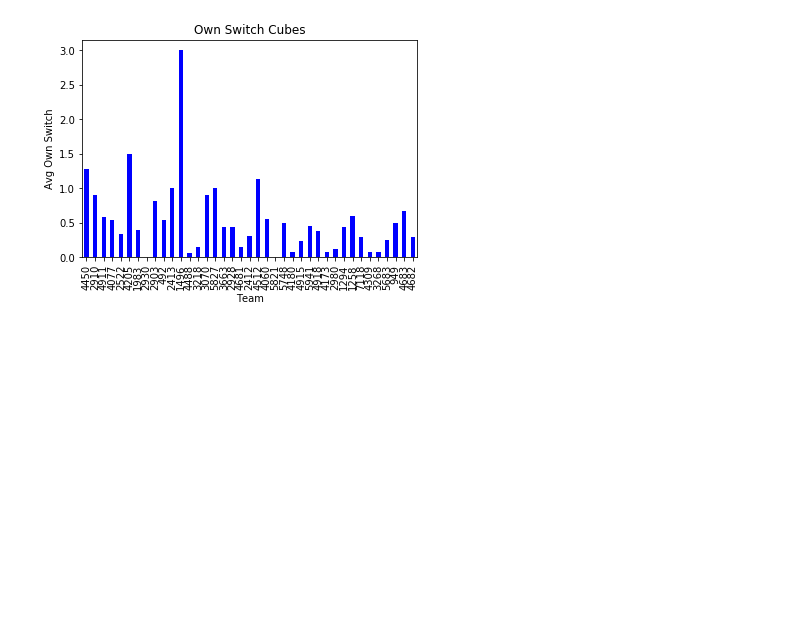
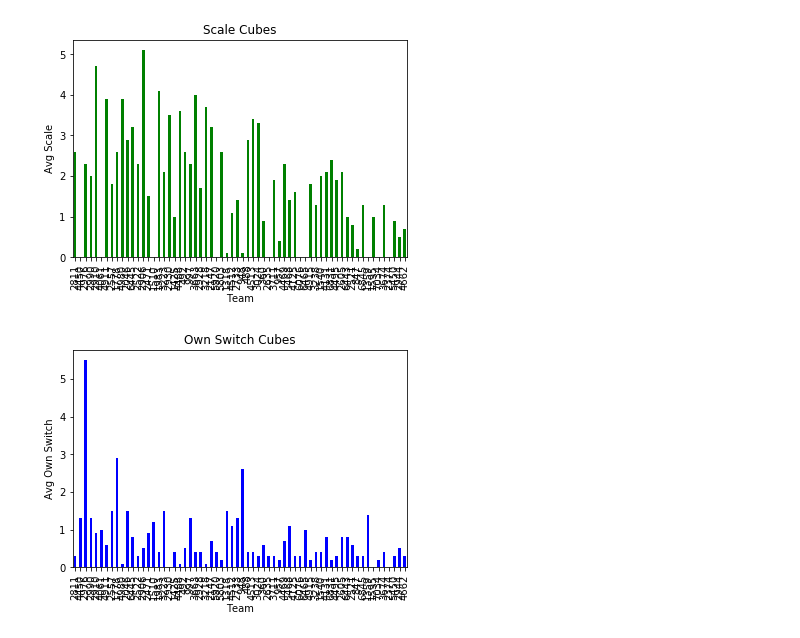
Before and after one commit to loqoman/4915DataProcessing, a Jupyter notebook: Scouting_GP.ipynb, the cells around one changed output. Drawn from its saved outputs; the diff is of its cells as text; code cells hidden in the pictures; blank space fills up the shorter version.

```diff
--- a/Scouting_GP.ipynb
+++ b/Scouting_GP.ipynb
@@ -56,11 +105,13 @@ AttributeError: 'AxesSubplot' object has no attribute 'set_size_inches'
 # %%
-plot2 = data['# cubes on scale:'].plot(kind='bar', stacked=True, title='Scale Cubes', color='green')
+plot2 = data['Scale Cubes'].plot(kind='bar', stacked=True, title='Scale Cubes', color='green')
 plot2.set_xlabel('Team')
 plot2.set_ylabel('Avg Scale');
+# %% [output]
+[figure, added]
 # %%
-plot3 = data['# cubes on our switch:'].plot(kind='bar', stacked=True, title='Own Switch Cubes', color='blue')
+plot3 = data['Switch Cubes'].plot(kind='bar', stacked=True, title='Own Switch Cubes', color='blue')
 plot3.set_xlabel('Team')
 plot3.set_ylabel('Avg Own Switch');
 # %% [output]
-[figure, old version]
+[figure, new version]
 # %%
```
Also changed, not shown: parts of 14 cells of this notebook, 1 other file.
